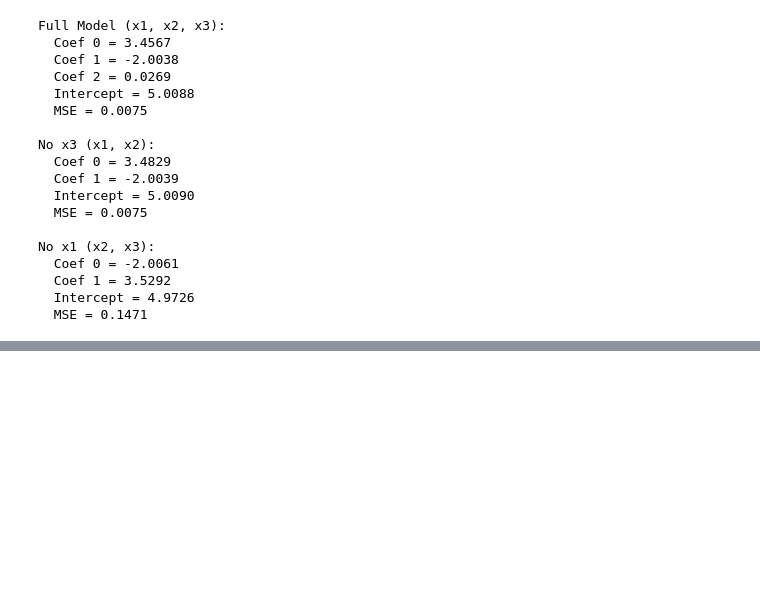
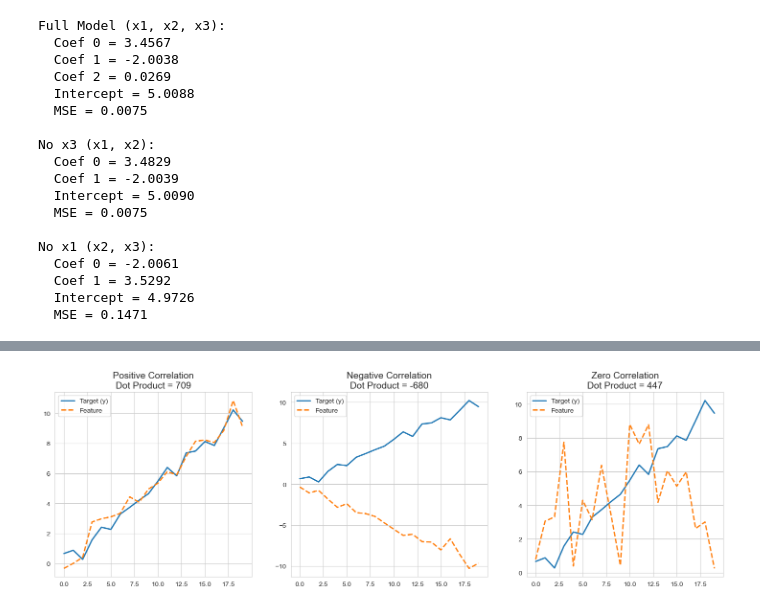
Before and after one commit to tendulkar/AIPractice, a Jupyter notebook: LinearRegression/ClosedForm.ipynb, the cells around one changed output, grey strips where cells are left out. Cells and saved outputs as stored; diff of their text form; code cells hidden in the pictures; blank space fills up the shorter version.

```diff
--- a/LinearRegression/ClosedForm.ipynb
+++ b/LinearRegression/ClosedForm.ipynb
@@ -357,0 +666,44 @@ No x1 (x2, x3):
+# %%
+import numpy as np
+import pandas as pd
+import matplotlib.pyplot as plt
+import seaborn as sns
+
+# --- Intuition Builder: Visualizing the Dot Product as Correlation ---
+np.random.seed(10)
+# Create a simple target variable
+y_target = np.linspace(0, 10, 20) + np.random.normal(0, 0.5, 20)
+
+# Create three features
+feature_pos = y_target + np.random.normal(0, 0.5, 20) # Positively correlated
+feature_neg = -y_target + np.random.normal(0, 0.5, 20) # Negatively correlated
+feature_zero = np.random.uniform(0, 10, 20) # No correlation
+
+# Calculate dot products (our X^T y scores)
+dot_pos = feature_pos.T @ y_target
+dot_neg = feature_neg.T @ y_target
+dot_zero = feature_zero.T @ y_target
+
+# Visualize
+sns.set_style("whitegrid")
+fig, (ax1, ax2, ax3) = plt.subplots(1, 3, figsize=(18, 5))
+# fig.suptitle('Visualizing Xᵀy: How the Dot Product Measures Correlation', fontsize=18)
+
+ax1.plot(y_target, label='Target (y)', lw=2)
+ax1.plot(feature_pos, label='Feature', linestyle='--', lw=2)
+ax1.set_title(f'Positive Correlation\nDot Product = {dot_pos:.0f}', fontsize=14)
+ax1.legend()
+
+ax2.plot(y_target, label='Target (y)', lw=2)
+ax2.plot(feature_neg, label='Feature', linestyle='--', lw=2)
+ax2.set_title(f'Negative Correlation\nDot Product = {dot_neg:.0f}', fontsize=14)
+ax2.legend()
+
+ax3.plot(y_target, label='Target (y)', lw=2)
+ax3.plot(feature_zero, label='Feature', linestyle='--', lw=2)
+ax3.set_title(f'Zero Correlation\nDot Product = {dot_zero:.0f}', fontsize=14)
+ax3.legend()
+
+plt.show()
+# %% [output]
+[figure, added]
```
Also changed, not shown: parts of 9 cells of this notebook, 2 other files.
